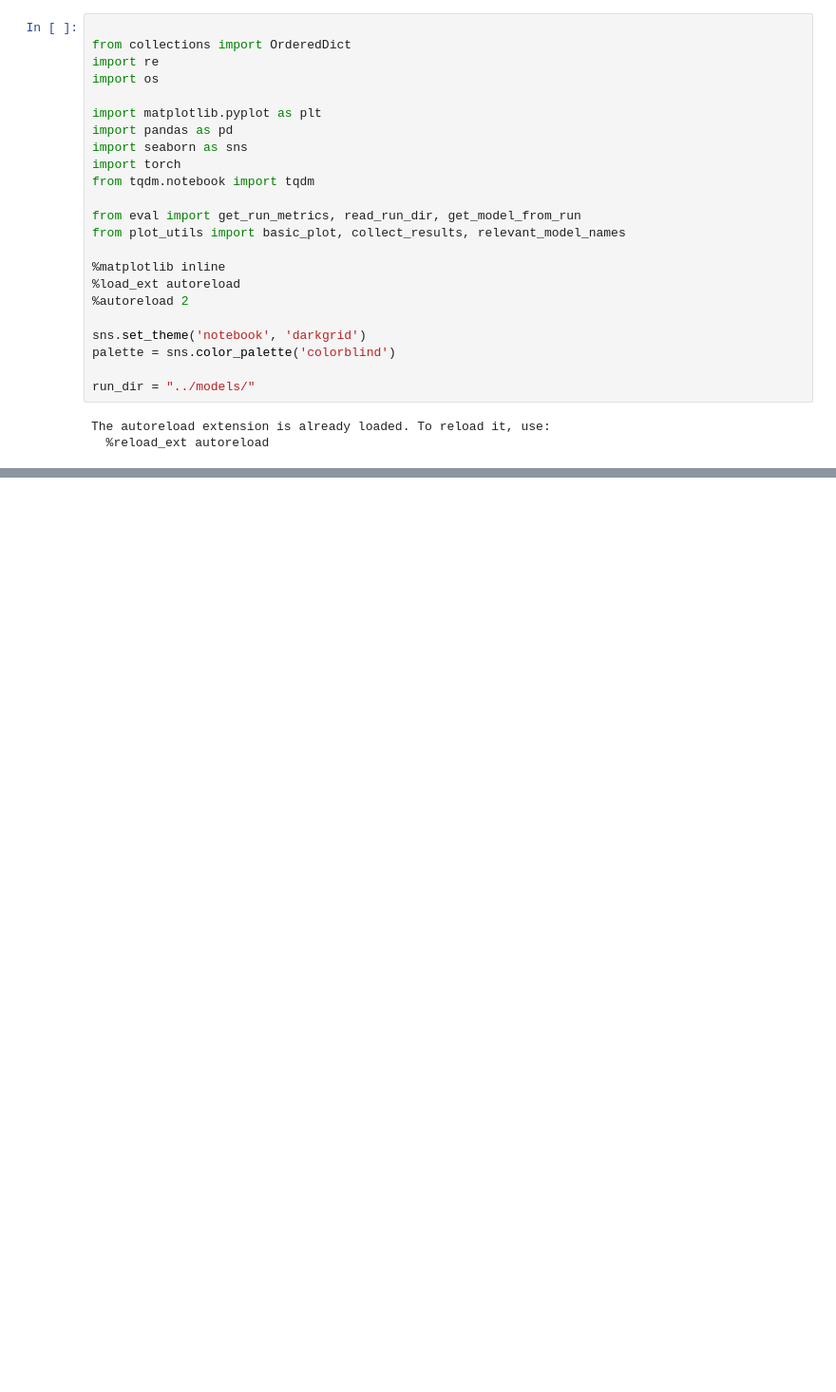
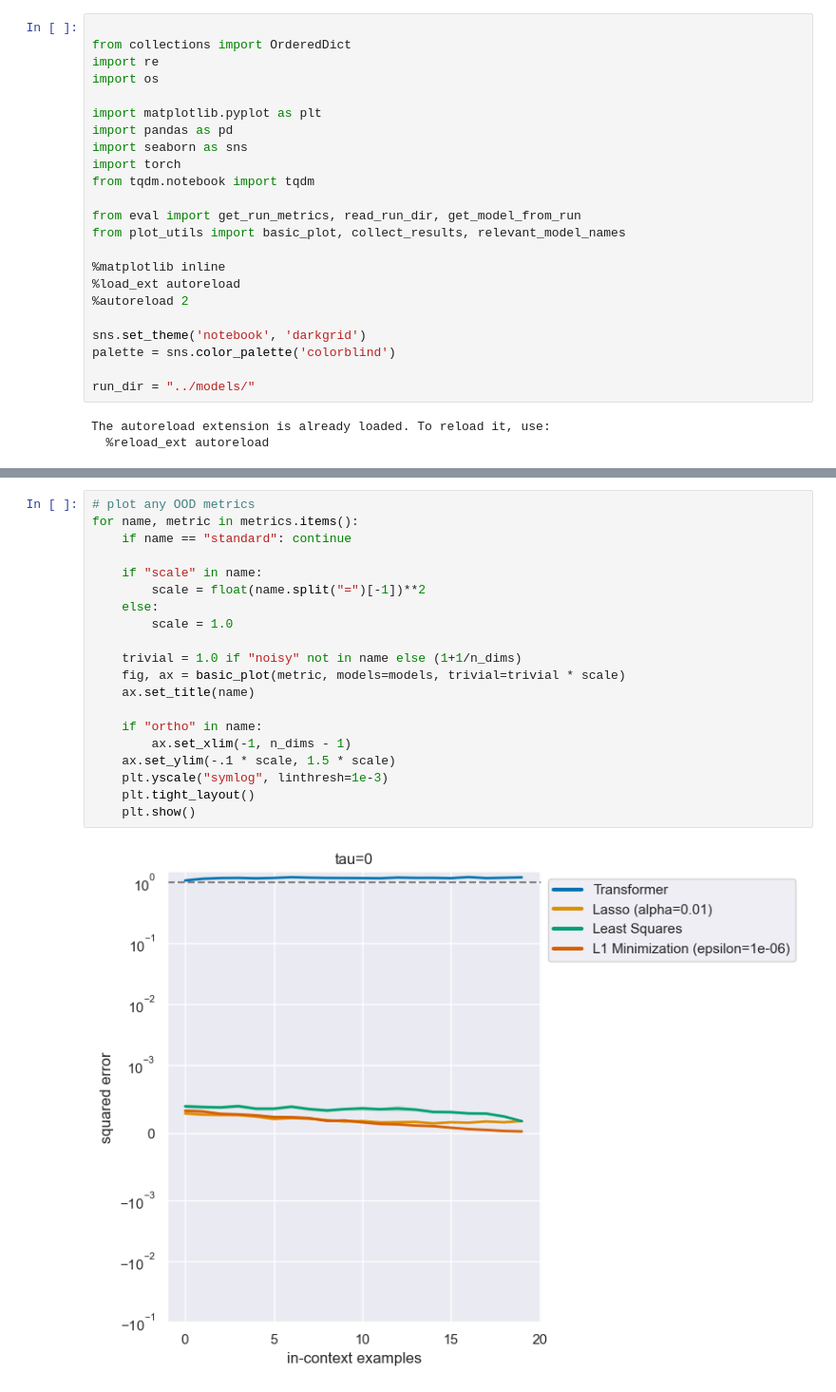
Before and after one commit to ptalom/sparse-recovery-ICL, a Jupyter notebook: src/eval.ipynb, the cells around one changed output, grey strips where cells are left out. Shown: that part at 95% size. Drawn from its saved outputs; the diff is of its cells as text; blank space fills up the shorter version.

```diff
--- a/src/eval.ipynb
+++ b/src/eval.ipynb
@@ -57,0 +60,22 @@ compressed_sensing ef77addd-48e3-4be6-b77e-5a51c63a2d3a
+# %%
+# plot any OOD metrics
+for name, metric in metrics.items():
+    if name == "standard": continue
+
+    if "scale" in name:
+        scale = float(name.split("=")[-1])**2
+    else:
+        scale = 1.0
+
+    trivial = 1.0 if "noisy" not in name else (1+1/n_dims)
+    fig, ax = basic_plot(metric, models=models, trivial=trivial * scale)
+    ax.set_title(name)
+
+    if "ortho" in name:
+        ax.set_xlim(-1, n_dims - 1)
+    ax.set_ylim(-.1 * scale, 1.5 * scale)
+    plt.yscale("symlog", linthresh=1e-3)
+    plt.tight_layout()
+    plt.show()
+# %% [output]
+[figure, added]
```
Also changed, not shown: parts of 4 cells of this notebook, 3 other files.
